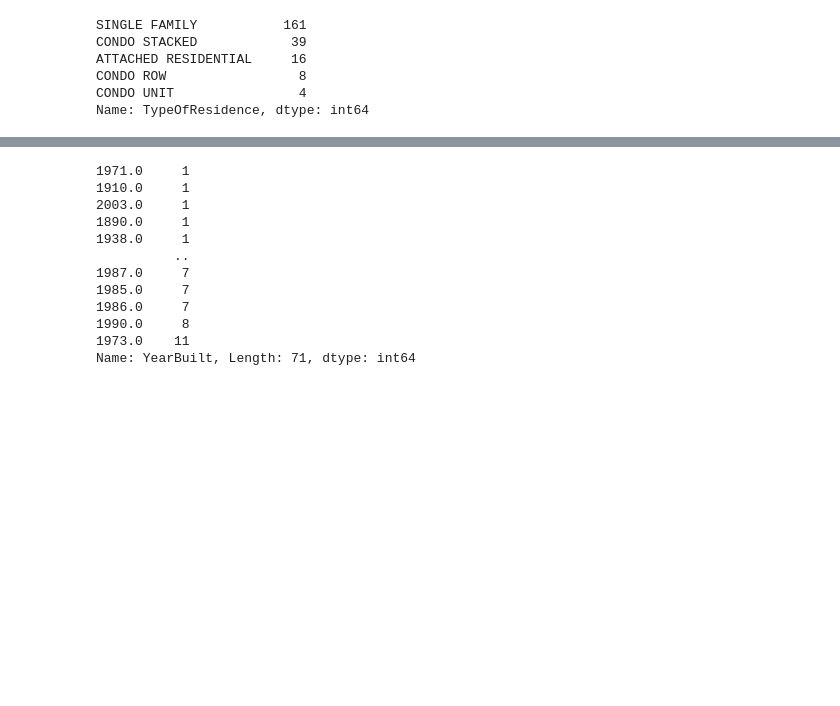
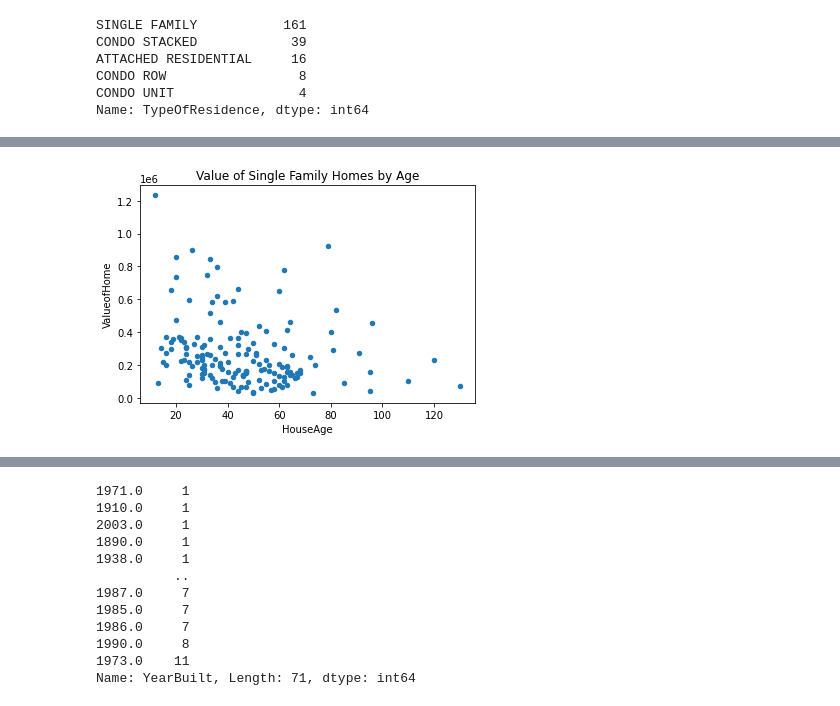
Before and after one commit to ajwu100/GROUP-9-PROJECT-1, a Jupyter notebook: house_attributes.ipynb, the cells around one changed output, grey strips where cells are left out. Saved outputs shown, nothing was run; the diff lists cells and outputs as text; code cells hidden in the pictures; blank space fills up the shorter version.

```diff
--- a/house_attributes.ipynb
+++ b/house_attributes.ipynb
@@ -57,0 +59,12 @@ house_type.plot(kind="bar", x="TypeOfResidence", y=house_type)
+# %%
+#scatter plot of value of houses by build type: Single Family
+single_fam = house_df.loc[house_df["TypeOfResidence"]=="SINGLE FAMILY"]
+single_fam.plot(kind="scatter", x="HouseAge", y="ValueofHome")
+plt.title("Value of Single Family Homes by Age")
+plt.xlabel = ("Age of Home")
+plt.ylabel = ("Value")
+# house_df.plot(kind="scatter",x="TypeOfResidence", y="ValueofHome")
+# tick_locations = house_df["TypeOfResidence"]
+# plt.xticks(tick_locations, rotation="vertical")
+# %% [output]
+[figure, added]
```
Also changed, not shown: parts of 5 cells of this notebook, 1 other file.
